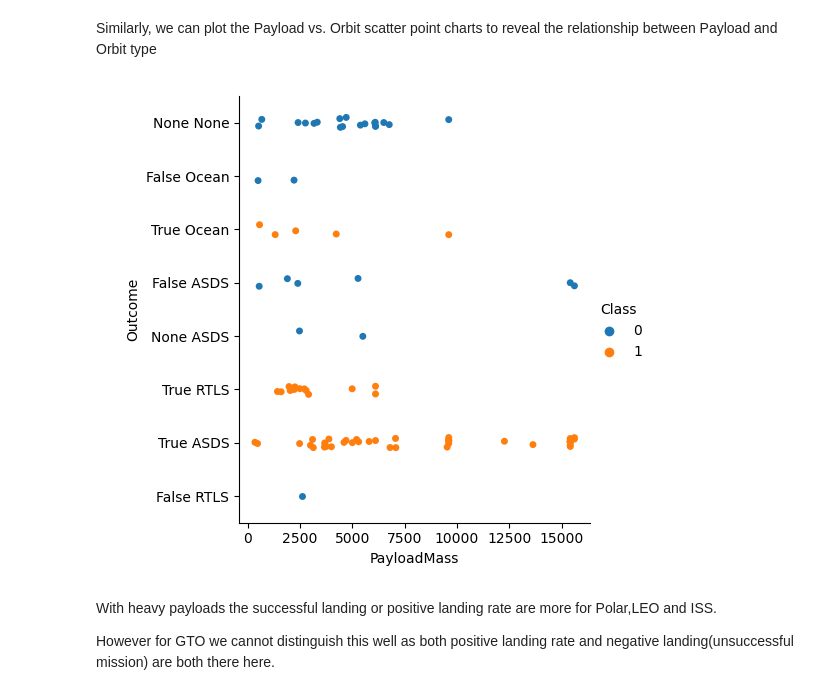
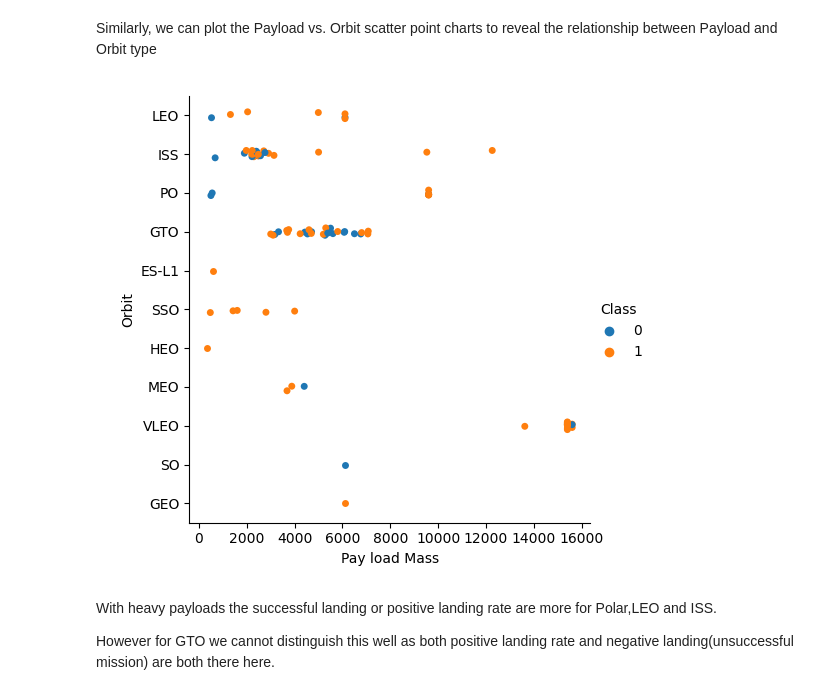
Before and after one commit to jwankors/Applied_Data_Science_Capstone, a Jupyter notebook: 5. jupyter-labs-eda-dataviz.ipynb.jupyterlite.ipynb, the cells around one changed output. Drawn from its saved outputs; the diff is of its cells as text; code cells hidden in the pictures.

```diff
--- a/5. jupyter-labs-eda-dataviz.ipynb.jupyterlite.ipynb
+++ b/5. jupyter-labs-eda-dataviz.ipynb.jupyterlite.ipynb
@@ -148,12 +148,12 @@ You should see that in the LEO orbit the Success appears related to the number o
 Similarly, we can plot the Payload vs. Orbit scatter point charts to reveal the relationship between Payload and Orbit type
 # %%
 # Plot a scatter point chart with x axis to be Payload and y axis to be the Orbit, and hue to be the class value
-sns.catplot(x='PayloadMass',y='Outcome',data=df,hue='Class')
-plt.xlabel('PayloadMass')
-plt.ylabel('Outcome')
+sns.catplot(x='PayloadMass',y='Orbit',data=df,hue='Class')
+plt.xlabel('Pay load Mass')
+plt.ylabel('Orbit')
 plt.show()
 # %% [output]
-[figure, old version]
+[figure, new version]
 # %% [markdown]
 With heavy payloads the successful landing or positive landing rate are more for Polar,LEO and ISS.
 
```
Also changed, not shown: parts of 3 cells of this notebook.
